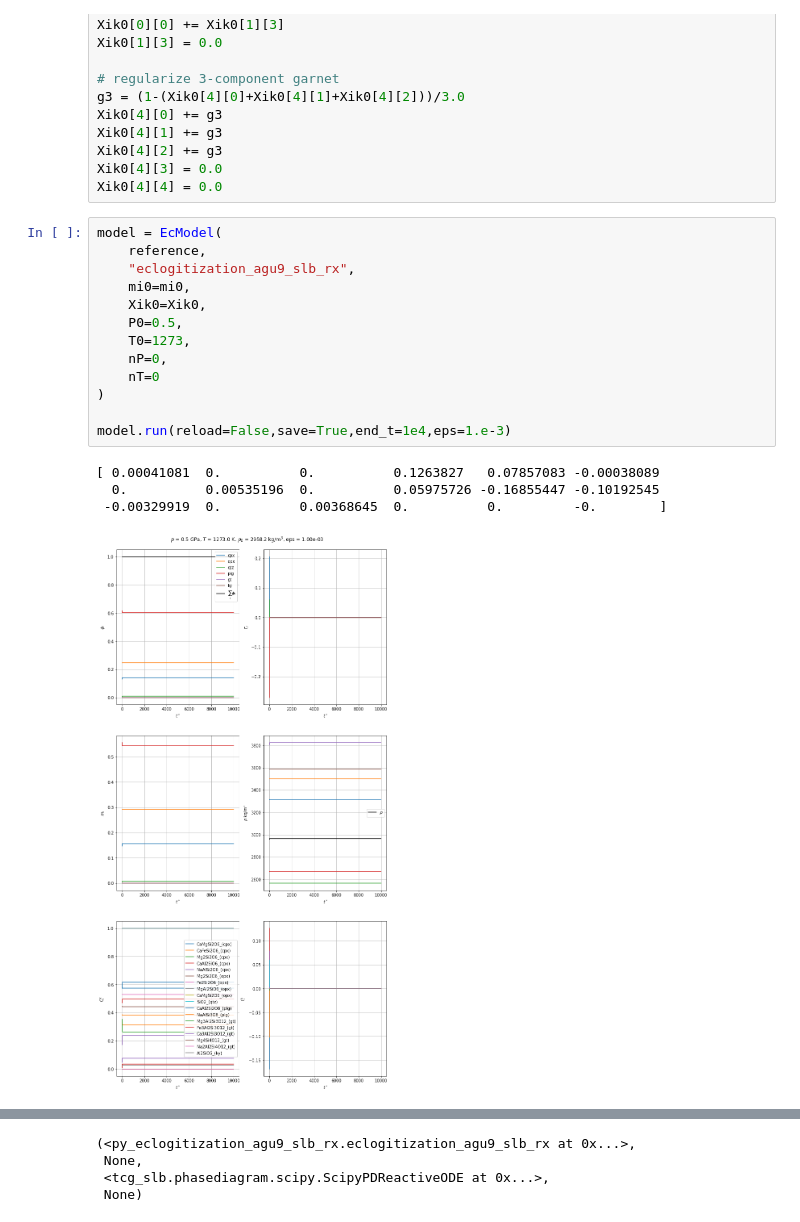
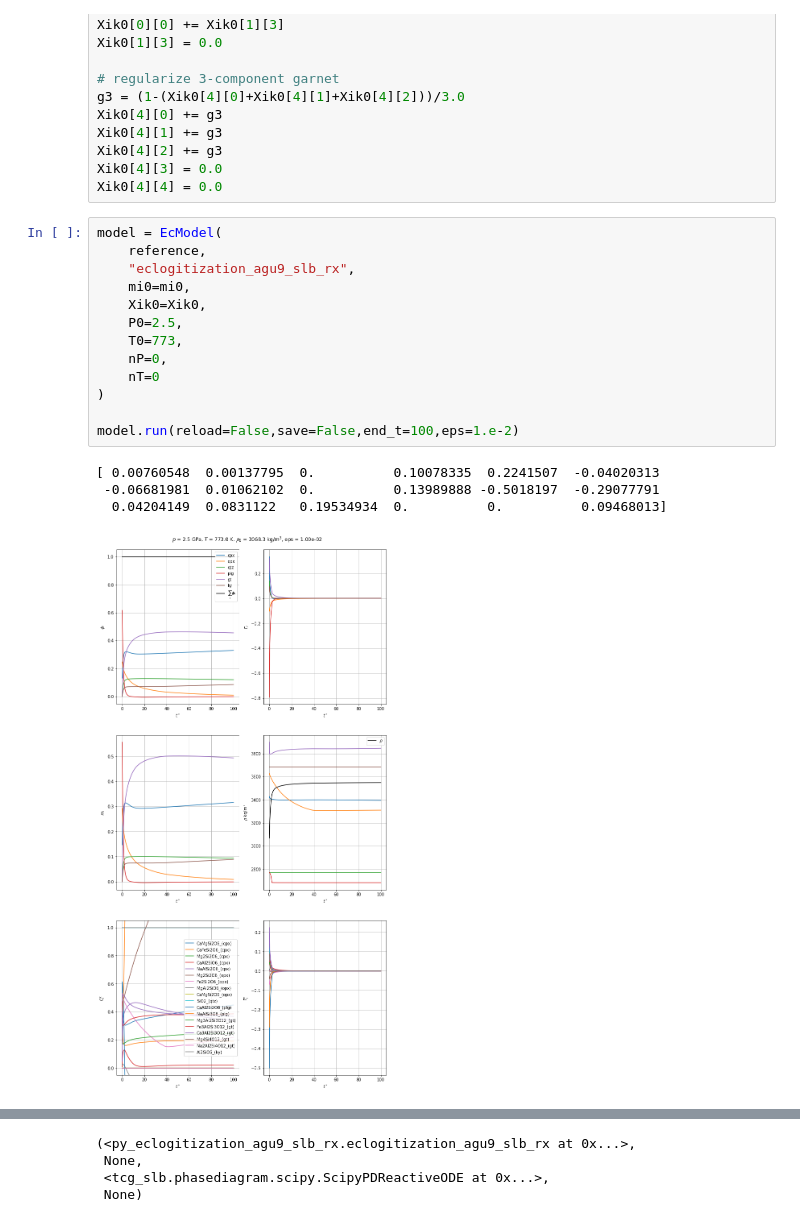
Before and after one commit to mitchellmcm27/tcg-ec, a Jupyter notebook: systems/ec/notebooks/eclogitization_hacker2015_md_xenolith.ipynb, the cells around one changed output, grey strips where cells are left out. Saved outputs shown, nothing was run; the diff lists cells and outputs as text.

```diff
--- a/systems/ec/notebooks/eclogitization_hacker2015_md_xenolith.ipynb
+++ b/systems/ec/notebooks/eclogitization_hacker2015_md_xenolith.ipynb
@@ -91,19 +91,19 @@ Xik0[4][4] = 0.0
 # %%
 model = EcModel(
     reference,
     "eclogitization_agu9_slb_rx",
     mi0=mi0,
     Xik0=Xik0,
-    P0=0.5,
-    T0=1273,
+    P0=2.5,
+    T0=773,
     nP=0,
     nT=0
 )
 
-model.run(reload=False,save=True,end_t=1e4,eps=1.e-3)
+model.run(reload=False,save=False,end_t=100,eps=1.e-2)
 # %% [output]
-[ 0.00041081  0.          0.          0.1263827   0.07857083 -0.00038089
-  0.          0.00535196  0.          0.05975726 -0.16855447 -0.10192545
- -0.00329919  0.          0.00368645  0.          0.         -0.        ]
+[ 0.00760548  0.00137795  0.          0.10078335  0.2241507  -0.04020313
+ -0.06681981  0.01062102  0.          0.13989888 -0.5018197  -0.29077791
+  0.04204149  0.0831122   0.19534934  0.          0.          0.09468013]
-[figure, old version]
+[figure, new version]
 |  | Clinopyroxene_slb_ph | Orthopyroxene_slb_ph | Quartz_slb_ph | Feldspar_slb_ph | Garnet_slb_ph | ... |
```
Also changed, not shown: parts of 5 cells of this notebook, 18 other files.
